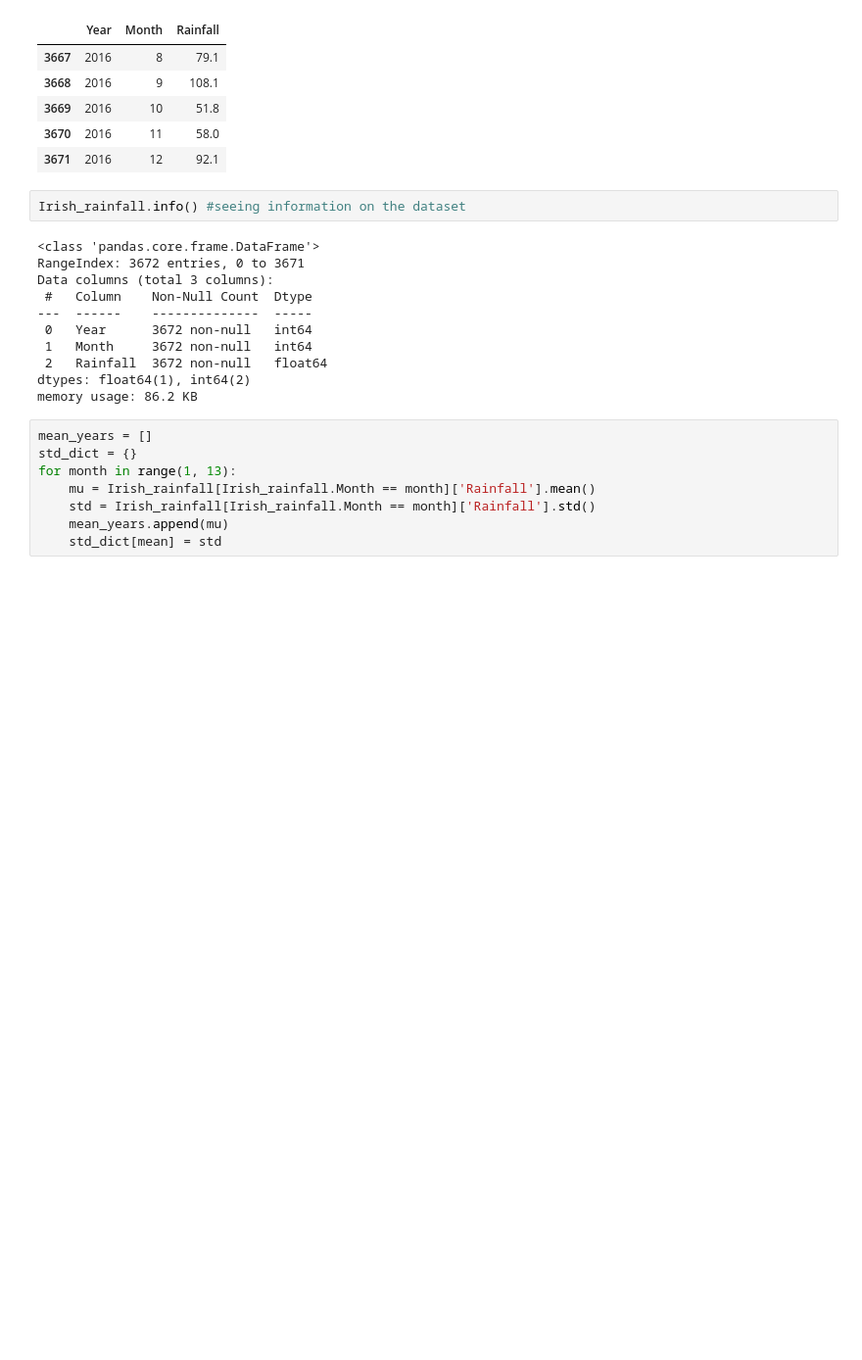
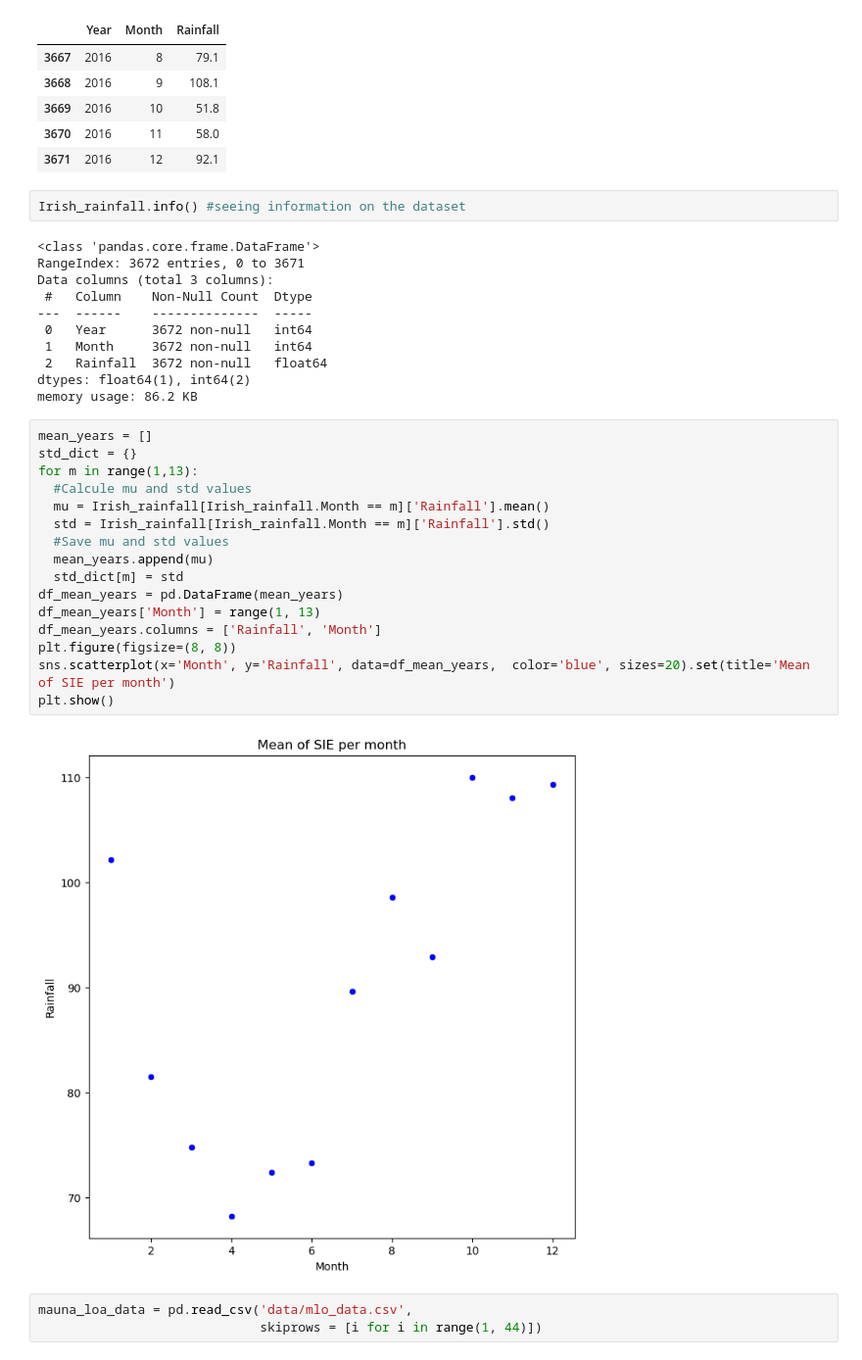
Before and after one commit to keithmmc/pda2, a Jupyter notebook: project2.ipynb, the cells around one changed output. Shown at 98% size. Drawn from its saved outputs; the diff is of its cells as text; blank space fills up the shorter version.

```diff
--- a/project2.ipynb
+++ b/project2.ipynb
@@ -153,8 +171,21 @@ memory usage: 86.2 KB
 # %%
 mean_years = []
 std_dict = {}
-for month in range(1, 13):
-    mu = Irish_rainfall[Irish_rainfall.Month == month]['Rainfall'].mean()
-    std = Irish_rainfall[Irish_rainfall.Month == month]['Rainfall'].std()
-    mean_years.append(mu)
-    std_dict[mean] = std
+for m in range(1,13):
+  #Calcule mu and std values
+  mu = Irish_rainfall[Irish_rainfall.Month == m]['Rainfall'].mean()
+  std = Irish_rainfall[Irish_rainfall.Month == m]['Rainfall'].std()
+  #Save mu and std values
+  mean_years.append(mu)
+  std_dict[m] = std
+df_mean_years = pd.DataFrame(mean_years)
+df_mean_years['Month'] = range(1, 13)
+df_mean_years.columns = ['Rainfall', 'Month']
+plt.figure(figsize=(8, 8))
+sns.scatterplot(x='Month', y='Rainfall', data=df_mean_years,  color='blue', sizes=20).set(title='Mean of SIE per month')
+plt.show()
+# %% [output]
+[figure, added]
+# %%
+mauna_loa_data = pd.read_csv('data/mlo_data.csv',
+                             skiprows = [i for i in range(1, 44)])
```
Also changed, not shown: parts of 5 cells of this notebook.
